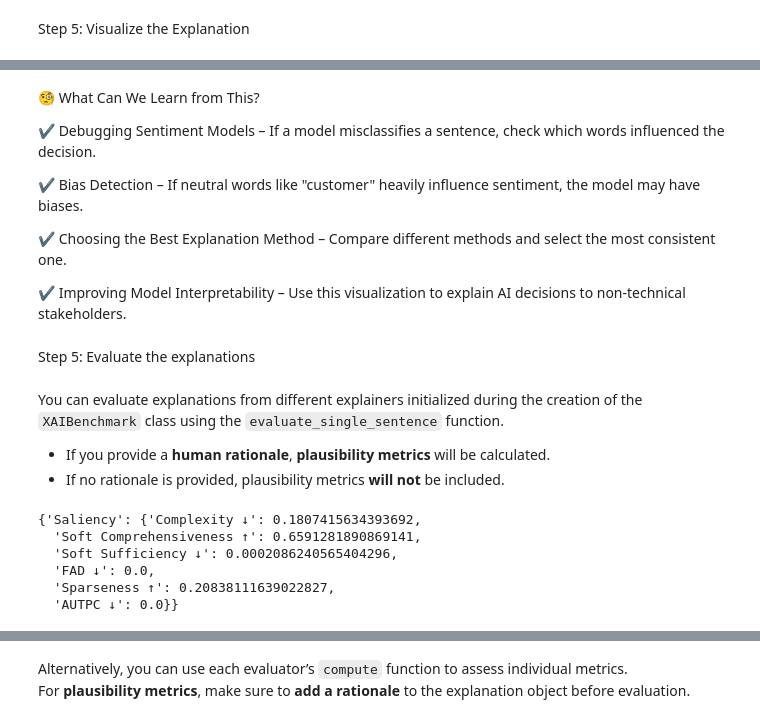
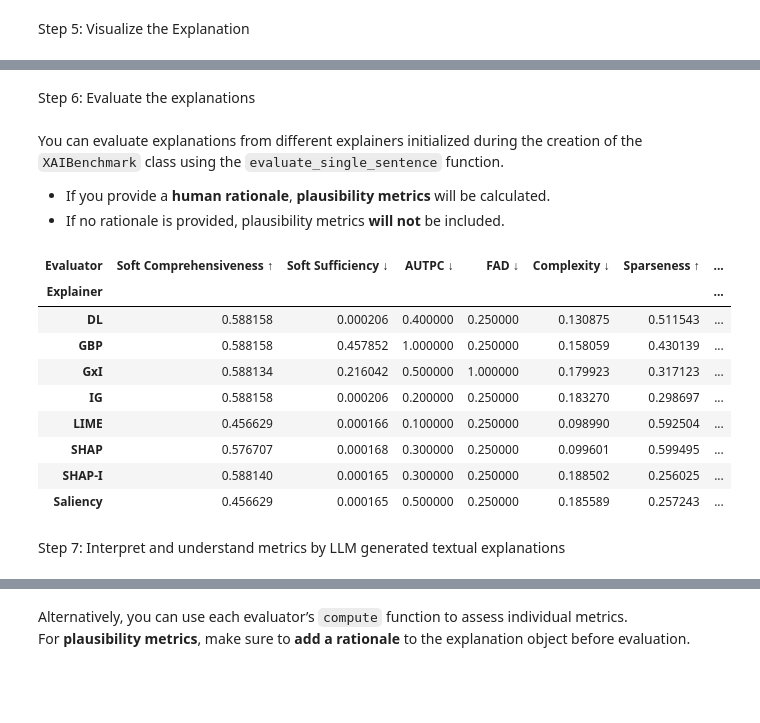
Before and after one commit to kafaite24/EvalxNLP, a Jupyter notebook: examples/tutorial_sentiment_analysis.ipynb, the cells around one changed output, grey strips where cells are left out. Cells and saved outputs as stored; diff of their text form; code cells hidden in the pictures; blank space fills up the shorter version.

```diff
--- a/examples/tutorial_sentiment_analysis.ipynb
+++ b/examples/tutorial_sentiment_analysis.ipynb
@@ -151,30 +185,26 @@ Each row represents a different explanation method, and each column represents a
-# %% [markdown]
-🧐 What Can We Learn from This?
-
-✔️ Debugging Sentiment Models – If a model misclassifies a sentence, check which words influenced the decision.
-
-✔️ Bias Detection – If neutral words like "customer" heavily influence sentiment, the model may have biases.
-
-✔️ Choosing the Best Explanation Method – Compare different methods and select the most consistent one.
-
-✔️ Improving Model Interpretability – Use this visualization to explain AI decisions to non-technical stakeholders.
 # %% [markdown]
-Step 5: Evaluate the explanations
+Step 6: Evaluate the explanations
 # %% [markdown]
 You can evaluate explanations from different explainers initialized during the creation of the `XAIBenchmark` class using the `evaluate_single_sentence` function.
 
 - If you provide a **human rationale**, **plausibility metrics** will be calculated.
 - If no rationale is provided, plausibility metrics **will not** be included.
-# %%
-a=xai_framework.evaluate_single_sentence(sentence, target_label="positive")
-a
-# %% [output]
-{'Saliency': {'Complexity ↓': 0.1807415634393692,
-  'Soft Comprehensiveness ↑': 0.6591281890869141,
-  'Soft Sufficiency ↓': 0.0002086240565404296,
-  'FAD ↓': 0.0,
-  'Sparseness ↑': 0.20838111639022827,
-  'AUTPC ↓': 0.0}}
+# %%
+metrics=xai_framework.evaluate_single_sentence(sentence, target_label="negative",human_rationale=[1,0, 0, 1, 0,0,0,0,1,0,1,0])
+xai_framework.create_pivot_table(metrics)
+# %% [output]
+| Evaluator | Soft Comprehensiveness ↑ | Soft Sufficiency ↓ | AUTPC ↓ | FAD ↓ | Complexity ↓ | Sparseness ↑ | ... |
+| Explainer |  |  |  |  |  |  | ... |
+| DL | 0.588158 | 0.000206 | 0.400000 | 0.250000 | 0.130875 | 0.511543 | ... |
+| GBP | 0.588158 | 0.457852 | 1.000000 | 0.250000 | 0.158059 | 0.430139 | ... |
+| GxI | 0.588134 | 0.216042 | 0.500000 | 1.000000 | 0.179923 | 0.317123 | ... |
+| IG | 0.588158 | 0.000206 | 0.200000 | 0.250000 | 0.183270 | 0.298697 | ... |
+| LIME | 0.456629 | 0.000166 | 0.100000 | 0.250000 | 0.098990 | 0.592504 | ... |
+| SHAP | 0.576707 | 0.000168 | 0.300000 | 0.250000 | 0.099601 | 0.599495 | ... |
+| SHAP-I | 0.588140 | 0.000165 | 0.300000 | 0.250000 | 0.188502 | 0.256025 | ... |
+| Saliency | 0.456629 | 0.000165 | 0.500000 | 0.250000 | 0.185589 | 0.257243 | ... |
+# %% [markdown]
+Step 7: Interpret and understand metrics by LLM generated textual explanations
 # %%
 from EvaluationMetricsExplainer import EvaluationMetricsExplainer
 
```
Also changed, not shown: parts of 12 cells of this notebook, 4 other files.
